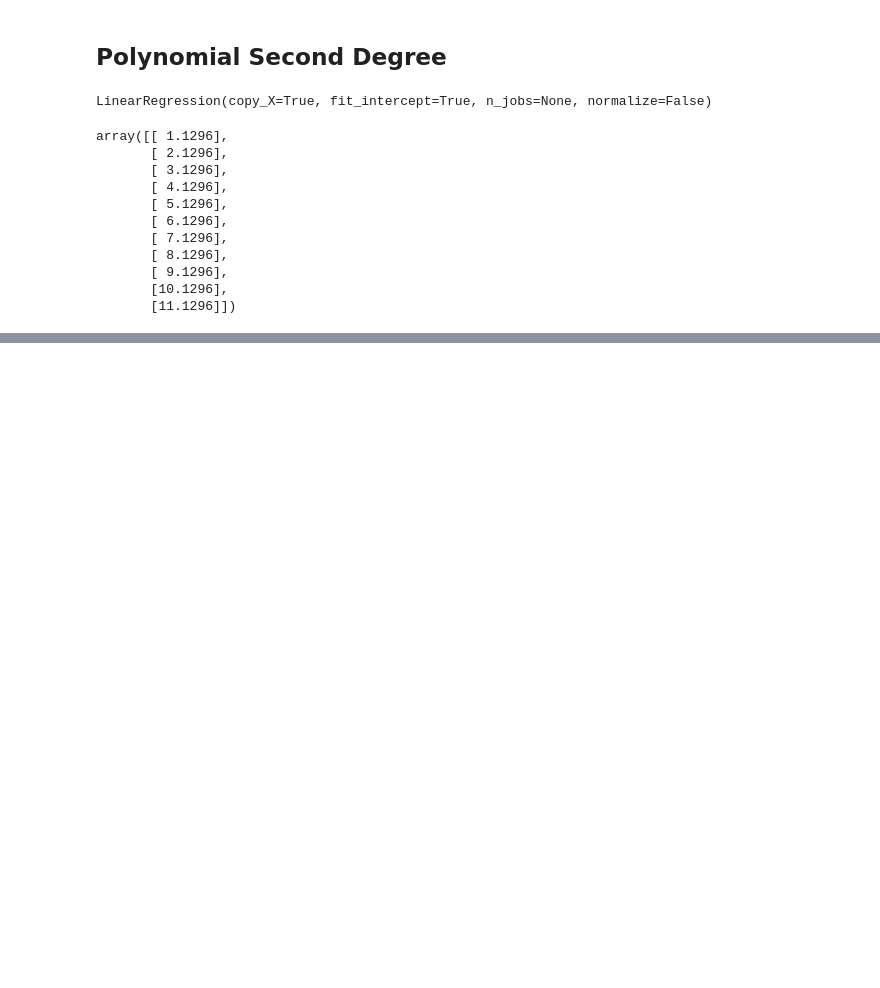
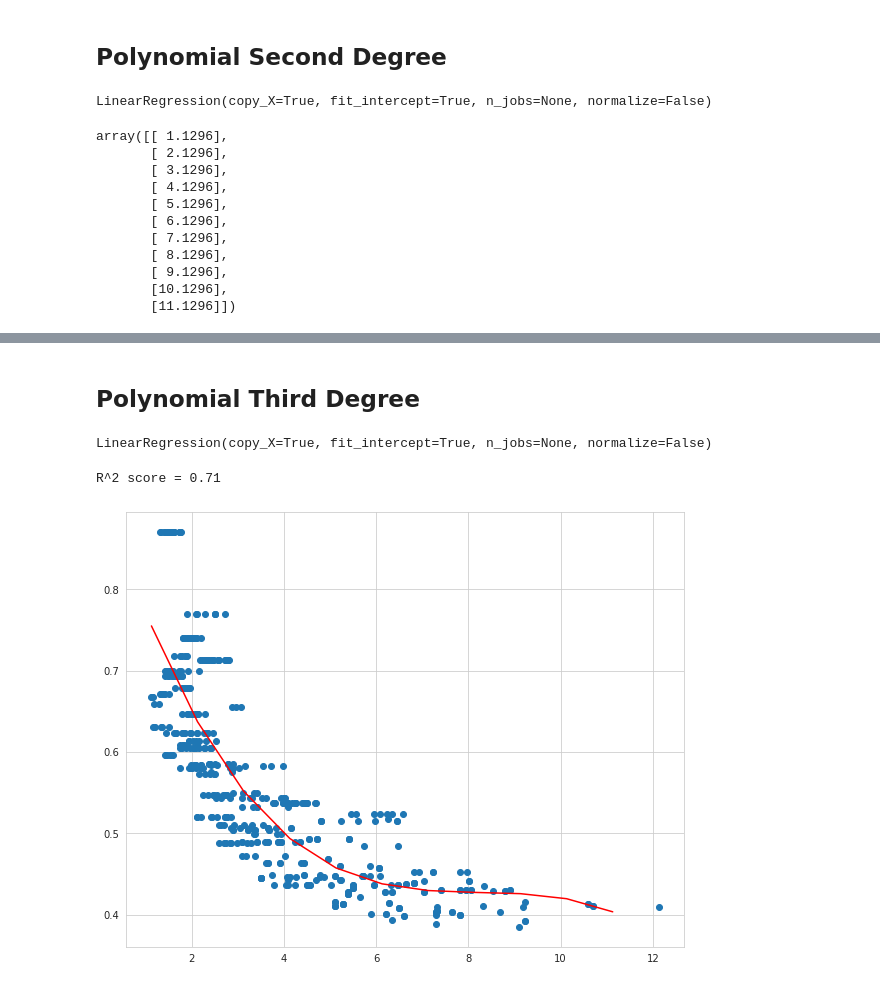
Before and after one commit to euguroglu/Machine-Learning-Projects, a Jupyter notebook: Sklear_Polynomial_Regression_Boston_Housing.ipynb, the cells around one changed output, grey strips where cells are left out. Drawn from its saved outputs; the diff is of its cells as text; code cells hidden in the pictures; blank space fills up the shorter version.

```diff
--- a/Sklear_Polynomial_Regression_Boston_Housing.ipynb
+++ b/Sklear_Polynomial_Regression_Boston_Housing.ipynb
@@ -90 +95,24 @@ plt.plot(X_fit.reshape(-1,1),y_pred,c='r')
 [figure]
+# %% [markdown]
+## Polynomial Third Degree
+# %%
+poly_reg = PolynomialFeatures(degree=3)
+X_poly_b = poly_reg.fit_transform(X_boston.reshape(-1, 1))
+model_3 = LinearRegression()
+# %%
+model_3.fit(X_poly_b, y_boston)
+# %% [output]
+LinearRegression(copy_X=True, fit_intercept=True, n_jobs=None, normalize=False)
+# %%
+X_fit = np.arange(X_boston.min(), X_boston.max(), 1)
+# %%
+y_pred = model_3.predict(poly_reg.fit_transform(X_fit.reshape(-1,1)))
+# %%
+plt.figure(figsize=(10,8));
+plt.scatter(X_boston, y_boston);
+plt.plot(X_fit, y_pred,c='r');
+print("R^2 score = {:.2f}".format(r2_score(y_boston,
+                                          model_3.predict(X_poly_b))))
+# %% [output]
+R^2 score = 0.71
+[figure, added]
```
Also changed, not shown: parts of 3 cells of this notebook.
